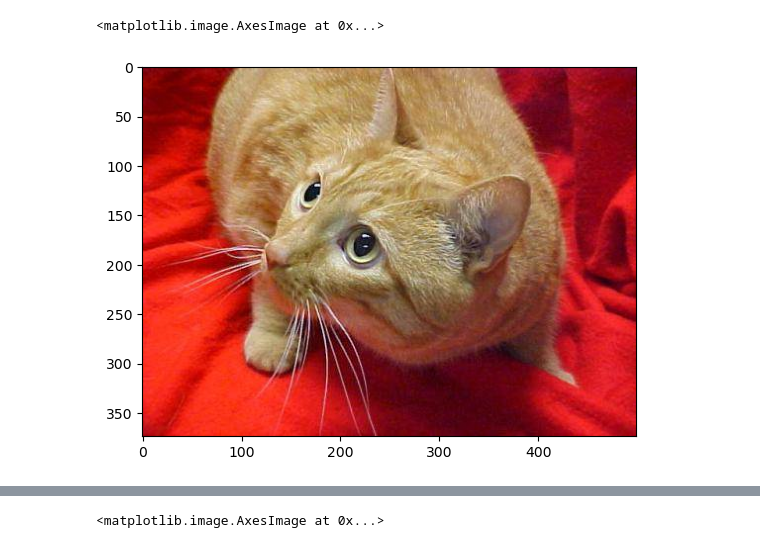
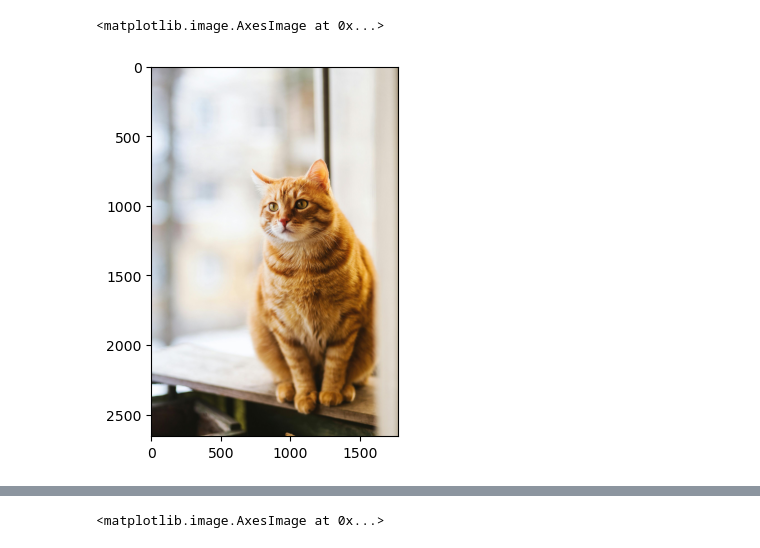
Before and after one commit to deepakjanapa/CodEvo-Solutions, a Jupyter notebook: DOGandCAT/DOGandCAT.ipynb, the cells around one changed output, grey strips where cells are left out. Cells and saved outputs as stored; diff of their text form; code cells hidden in the pictures.

```diff
--- a/DOGandCAT/DOGandCAT.ipynb
+++ b/DOGandCAT/DOGandCAT.ipynb
@@ -126,8 +136,8 @@ The image is classified as: Cat
 # %%
-test_cat=cv2.imread(r"C:\Users\hp\Documents\DOGandCAT\dogs_vs_cats\test\Copy of cat.18.jpg")
+test_cat=cv2.imread(r'C:\Users\HP\ML main\dogs_vs_cats\test_cat.jpg')
 test_cat=cv2.cvtColor(test_cat,cv2.COLOR_BGR2RGB)
 plt.imshow(test_cat)
 # %% [output]
 <matplotlib.image.AxesImage at 0x...>
-[figure, old version]
+[figure, new version]
 # %%
```
Also changed, not shown: parts of 20 cells of this notebook.
